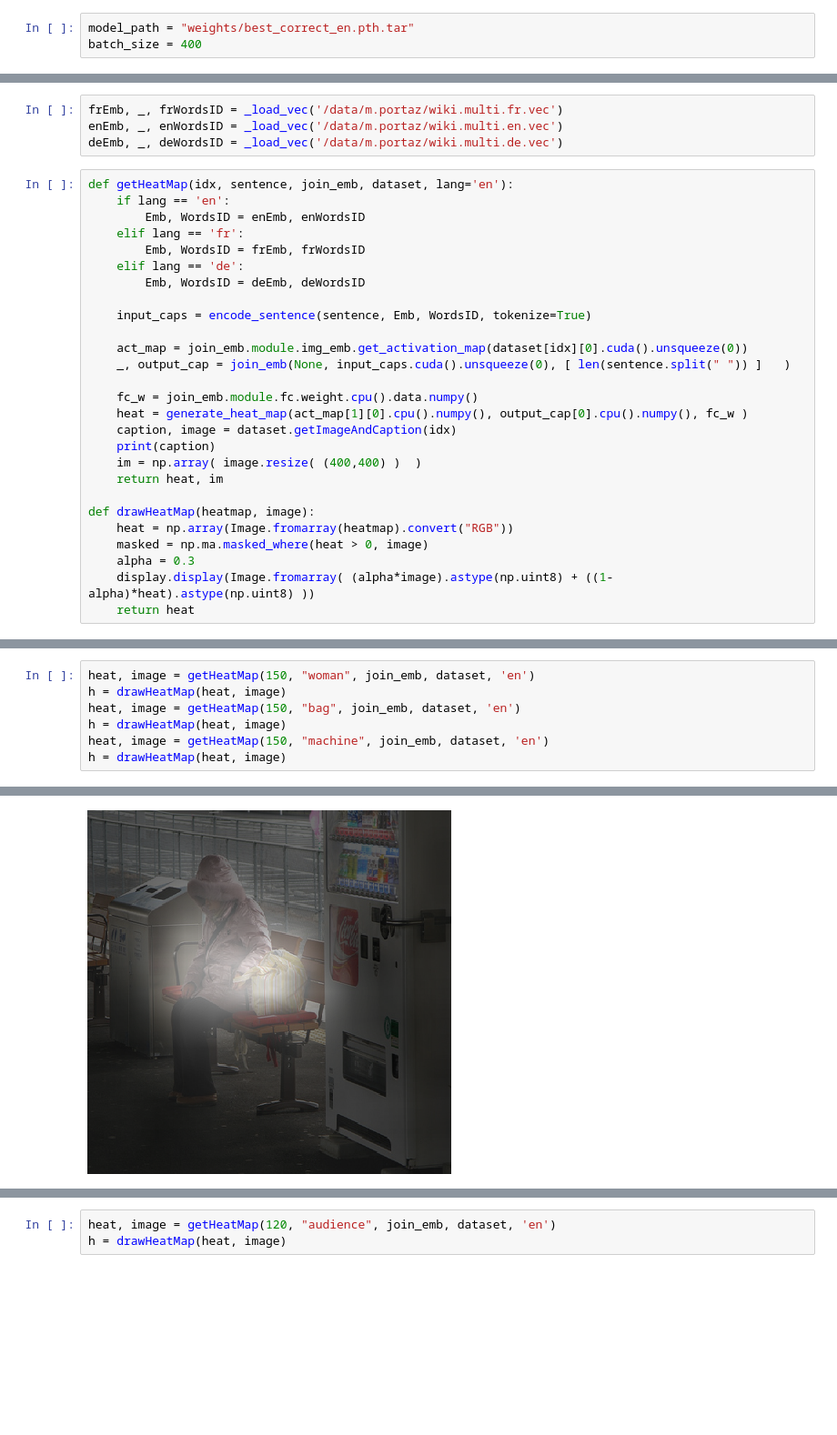
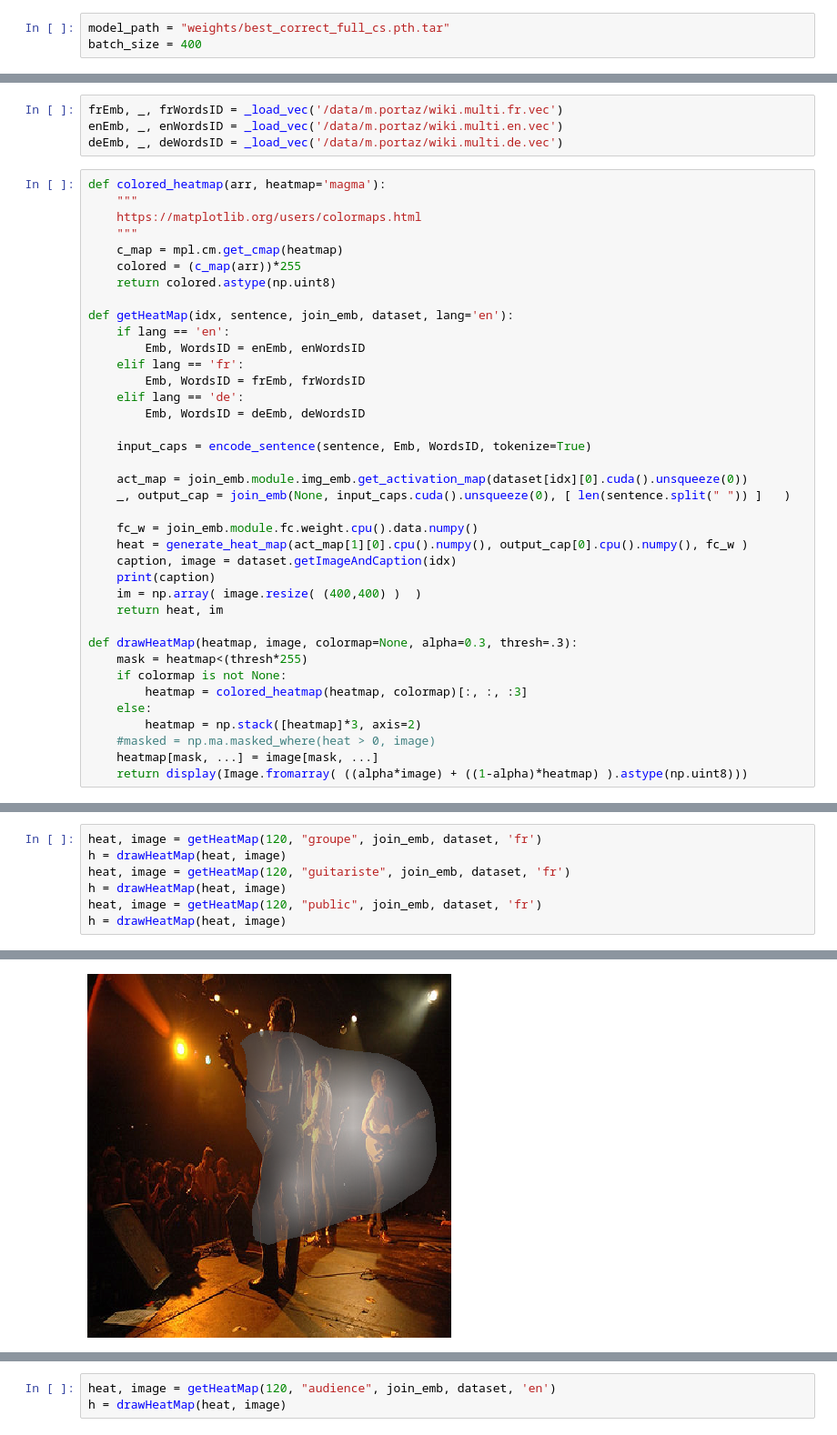
Before and after one commit to SereneQI/text-image-similarity, a Jupyter notebook: HeatMap.ipynb, the cells around one changed output, grey strips where cells are left out. Shown at 91% size. Cells and saved outputs as stored; diff of their text form; blank space fills up the shorter version.

Commit message:
new visualization method

```diff
--- a/HeatMap.ipynb
+++ b/HeatMap.ipynb
@@ -24,7 +25,7 @@ from IPython import display
 import os
 os.environ["CUDA_VISIBLE_DEVICES"]="3,4"
 # %%
-model_path = "weights/best_correct_en.pth.tar"
+model_path = "weights/best_correct_full_cs.pth.tar"
 batch_size = 400
 # %%
 normalize = transforms.Normalize(
@@ -146,6 +147,14 @@ frEmb, _, frWordsID = _load_vec('/data/m.portaz/wiki.multi.fr.vec')
 enEmb, _, enWordsID = _load_vec('/data/m.portaz/wiki.multi.en.vec')
 deEmb, _, deWordsID = _load_vec('/data/m.portaz/wiki.multi.de.vec')
 # %%
+def colored_heatmap(arr, heatmap='magma'):
+    """
+    https://matplotlib.org/users/colormaps.html
+    """
+    c_map = mpl.cm.get_cmap(heatmap)
+    colored = (c_map(arr))*255
+    return colored.astype(np.uint8)
+
 def getHeatMap(idx, sentence, join_emb, dataset, lang='en'):
     if lang == 'en':
         Emb, WordsID = enEmb, enWordsID
@@ -166,9 +175,12 @@ def getHeatMap(idx, sentence, join_emb, dataset, lang='en'):
     im = np.array( image.resize( (400,400) )  )
     return heat, im
 
-def drawHeatMap(heatmap, image):
-    heat = np.array(Image.fromarray(heatmap).convert("RGB"))
-    masked = np.ma.masked_where(heat > 0, image)
-    alpha = 0.3
-    display.display(Image.fromarray( (alpha*image).astype(np.uint8) + ((1-alpha)*heat).astype(np.uint8) ))
-    return heat
+def drawHeatMap(heatmap, image, colormap=None, alpha=0.3, thresh=.3):
+    mask = heatmap<(thresh*255)
+    if colormap is not None:
+        heatmap = colored_heatmap(heatmap, colormap)[:, :, :3]
+    else:
+        heatmap = np.stack([heatmap]*3, axis=2)
+    #masked = np.ma.masked_where(heat > 0, image)
+    heatmap[mask, ...] = image[mask, ...]
+    return display(Image.fromarray( ((alpha*image) + ((1-alpha)*heatmap) ).astype(np.uint8)))
@@ -175,9 +221,9 @@ def drawHeatMap(heatmap, image):
 # %%
-heat, image = getHeatMap(150, "woman", join_emb, dataset, 'en')
+heat, image = getHeatMap(120, "groupe", join_emb, dataset, 'fr')
 h = drawHeatMap(heat, image)
-heat, image = getHeatMap(150, "bag", join_emb, dataset, 'en')
+heat, image = getHeatMap(120, "guitariste", join_emb, dataset, 'fr')
 h = drawHeatMap(heat, image)
-heat, image = getHeatMap(150, "machine", join_emb, dataset, 'en')
+heat, image = getHeatMap(120, "public", join_emb, dataset, 'fr')
 h = drawHeatMap(heat, image)
 # %% [output]
 Received : (2400, 13, 13)
@@ -187,7 +233,7 @@ an individual wearing rose jacket site idle on a wooden bench .
 `imresize` is deprecated in SciPy 1.0.0, and will be removed in 1.3.0.
 Use Pillow instead: ``numpy.array(Image.fromarray(arr).resize())``.
   app.launch_new_instance()
-[figure, old version]
+[figure, new version]
 Received : (2400, 13, 13)
 And :  (2400,)
 (2400, 169)
```
Also changed, not shown: parts of 6 cells of this notebook, 2 other files.
